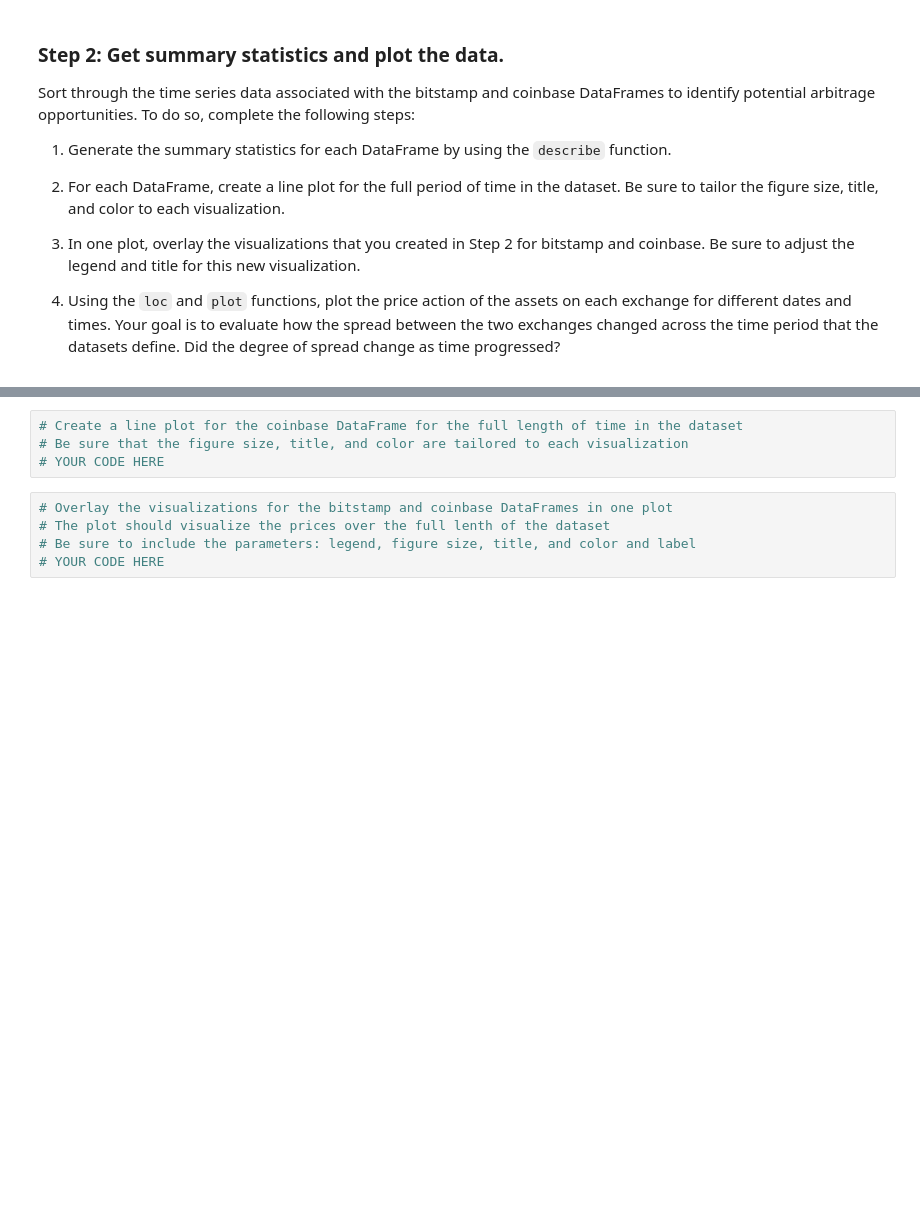
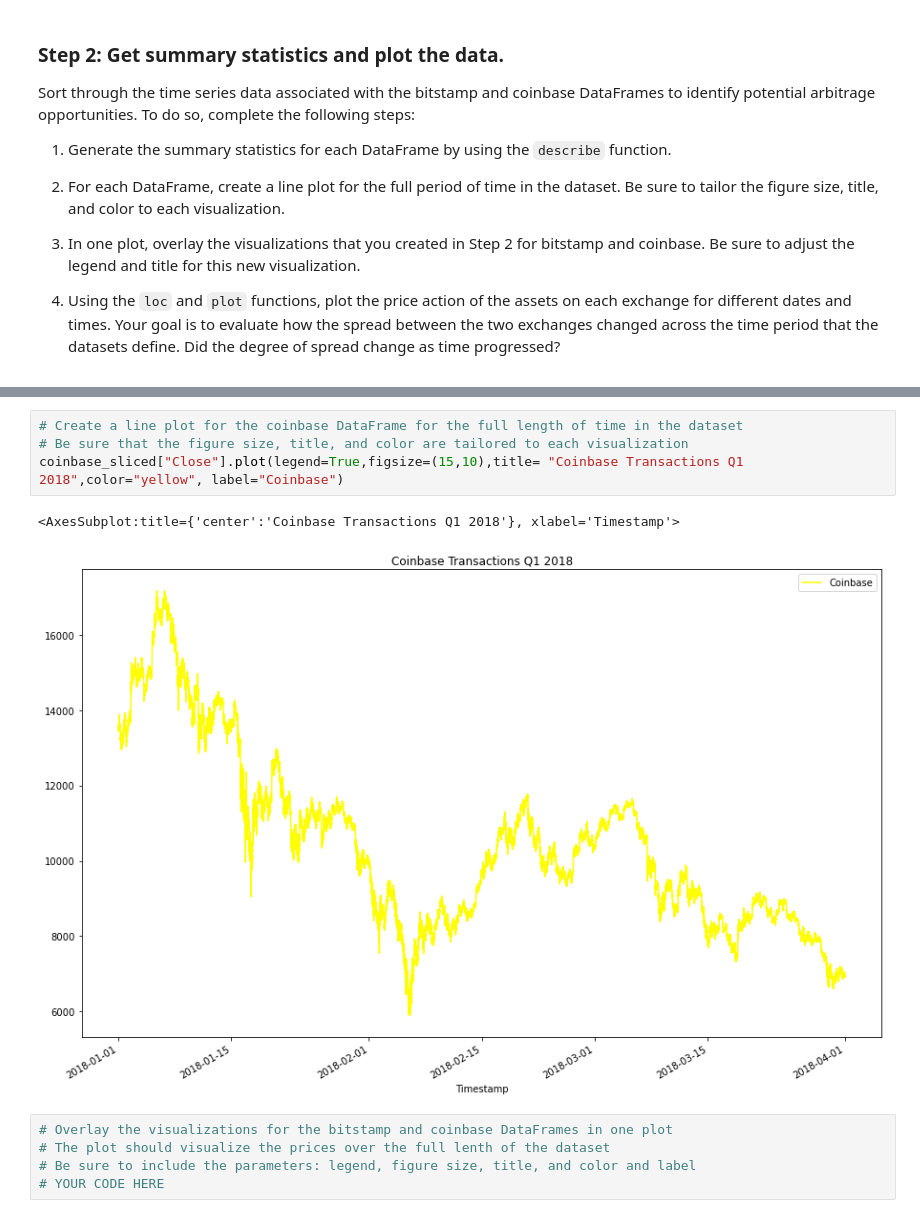
Before and after one commit to naomynaomy/module3challenge, a Jupyter notebook: Starter_Code/crypto_arbitrage.ipynb, the cells around one changed output, grey strips where cells are left out. Drawn from its saved outputs; the diff is of its cells as text; blank space fills up the shorter version.

```diff
--- a/Starter_Code/crypto_arbitrage.ipynb
+++ b/Starter_Code/crypto_arbitrage.ipynb
@@ -288,7 +289,10 @@ SyntaxError: invalid syntax (907397288.py, line 3)
 # %%
 # Create a line plot for the coinbase DataFrame for the full length of time in the dataset
 # Be sure that the figure size, title, and color are tailored to each visualization
-# YOUR CODE HERE
+coinbase_sliced["Close"].plot(legend=True,figsize=(15,10),title= "Coinbase Transactions Q1 2018",color="yellow", label="Coinbase")
+# %% [output]
+<AxesSubplot:title={'center':'Coinbase Transactions Q1 2018'}, xlabel='Timestamp'>
+[figure, added]
 # %%
 # Overlay the visualizations for the bitstamp and coinbase DataFrames in one plot
 # The plot should visualize the prices over the full lenth of the dataset
```
Also changed, not shown: parts of 5 cells of this notebook.
